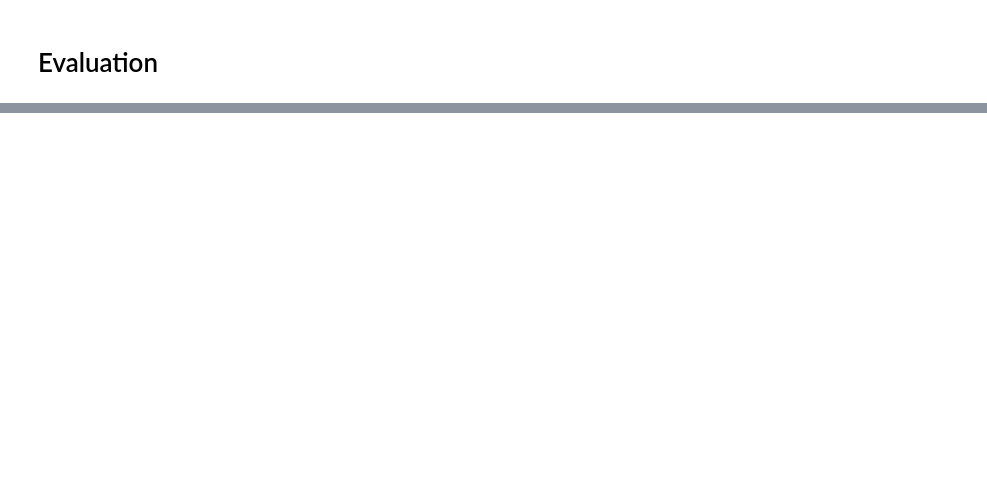
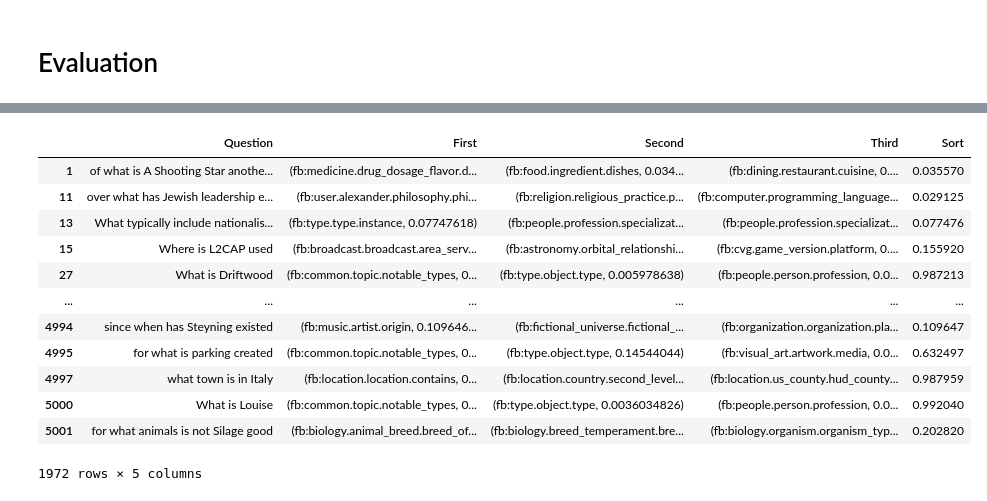
Before and after one commit to DeepKBQA/SD-KBQA, a Jupyter notebook: relation_classification_with_bert.ipynb, the cells around one changed output, grey strips where cells are left out. Saved outputs shown, nothing was run; the diff lists cells and outputs as text; code cells hidden in the pictures; blank space fills up the shorter version.

```diff
--- a/relation_classification_with_bert.ipynb
+++ b/relation_classification_with_bert.ipynb
@@ -151,0 +269,16 @@ cp -r classifier/ drive/MyDrive/
+# %%
+debug[debug.Question.apply(lambda item:item.find('is')!=-1)]
+# %% [output]
+|  | Question | First | Second | Third | Sort |
+| 1 | of what is A Shooting Star anothe... | (fb:medicine.drug_dosage_flavor.d... | (fb:food.ingredient.dishes, 0.034... | (fb:dining.restaurant.cuisine, 0.... | 0.035570 |
+| 11 | over what has Jewish leadership e... | (fb:user.alexander.philosophy.phi... | (fb:religion.religious_practice.p... | (fb:computer.programming_language... | 0.029125 |
+| 13 | What typically include nationalis... | (fb:type.type.instance, 0.07747618) | (fb:people.profession.specializat... | (fb:people.profession.specializat... | 0.077476 |
+| 15 | Where is L2CAP used | (fb:broadcast.broadcast.area_serv... | (fb:astronomy.orbital_relationshi... | (fb:cvg.game_version.platform, 0.... | 0.155920 |
+| 27 | What is Driftwood | (fb:common.topic.notable_types, 0... | (fb:type.object.type, 0.005978638) | (fb:people.person.profession, 0.0... | 0.987213 |
+| ... | ... | ... | ... | ... | ... |
+| 4994 | since when has Steyning existed | (fb:music.artist.origin, 0.109646... | (fb:fictional_universe.fictional_... | (fb:organization.organization.pla... | 0.109647 |
+| 4995 | for what is parking created | (fb:common.topic.notable_types, 0... | (fb:type.object.type, 0.14544044) | (fb:visual_art.artwork.media, 0.0... | 0.632497 |
+| 4997 | what town is in Italy | (fb:location.location.contains, 0... | (fb:location.country.second_level... | (fb:location.us_county.hud_county... | 0.987959 |
+| 5000 | What is Louise | (fb:common.topic.notable_types, 0... | (fb:type.object.type, 0.0036034826) | (fb:people.person.profession, 0.0... | 0.992040 |
+| 5001 | for what animals is not Silage good | (fb:biology.animal_breed.breed_of... | (fb:biology.breed_temperament.bre... | (fb:biology.organism.organism_typ... | 0.202820 |
+1972 rows × 5 columns
```
Also changed, not shown: parts of 15 cells of this notebook.
